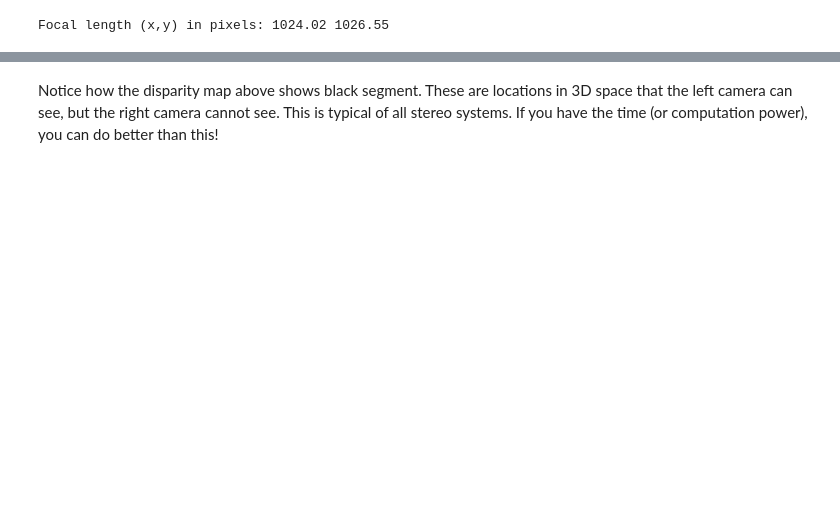
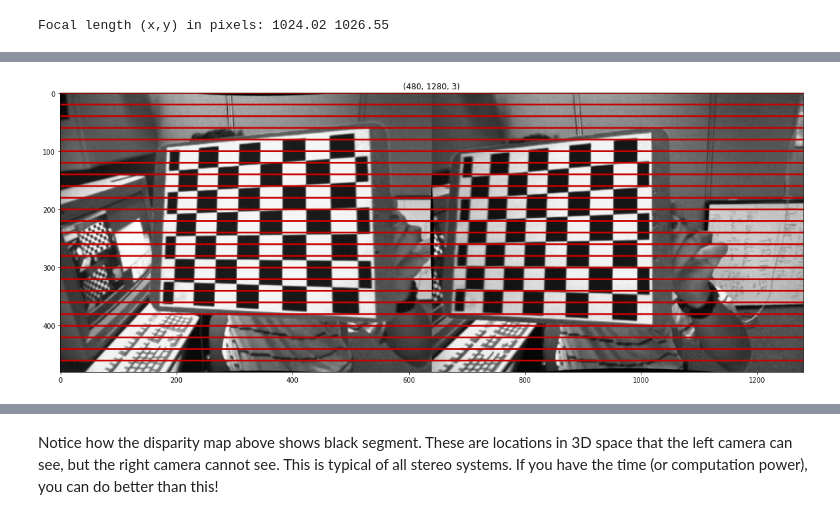
Before and after one commit to walchko/github-blog, a Jupyter notebook: source/blog/draft/stereo-vision-2/stereo-camera-2.ipynb, the cells around one changed output, grey strips where cells are left out. Cells and saved outputs as stored; diff of their text form; code cells hidden in the pictures; blank space fills up the shorter version.

```diff
--- a/source/blog/draft/stereo-vision-2/stereo-camera-2.ipynb
+++ b/source/blog/draft/stereo-vision-2/stereo-camera-2.ipynb
@@ -341,0 +475,13 @@ Q: [[ 1.00000000e+00  0.00000000e+00  0.00000000e+00 -5.74517601e+02]
+# %%
+ud1 = UnDistort(sc.K1, sc.d1, 640, 480)
+ud2 = UnDistort(sc.K2, sc.d2, 640, 480, sc.R)
+# %%
+num = 3
+cl = ud1.undistort(imgL[num])
+cr = ud2.undistort(imgR[num])
+# corr = np.hstack((cl, cr))
+corr = drawEpipolarLines(cl,cr, thickness=2)
+plt.imshow(corr, cmap="gray")
+plt.title(f"{corr.shape}");
+# %% [output]
+[figure, added]
```
Also changed, not shown: parts of 57 cells of this notebook, 3 other files.
